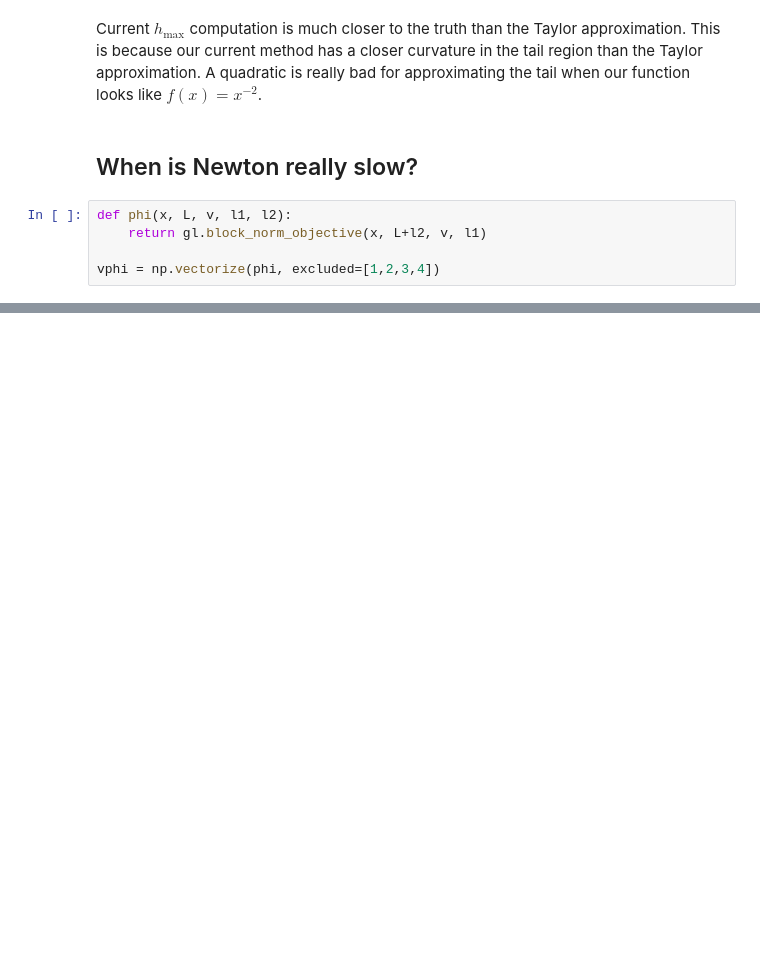
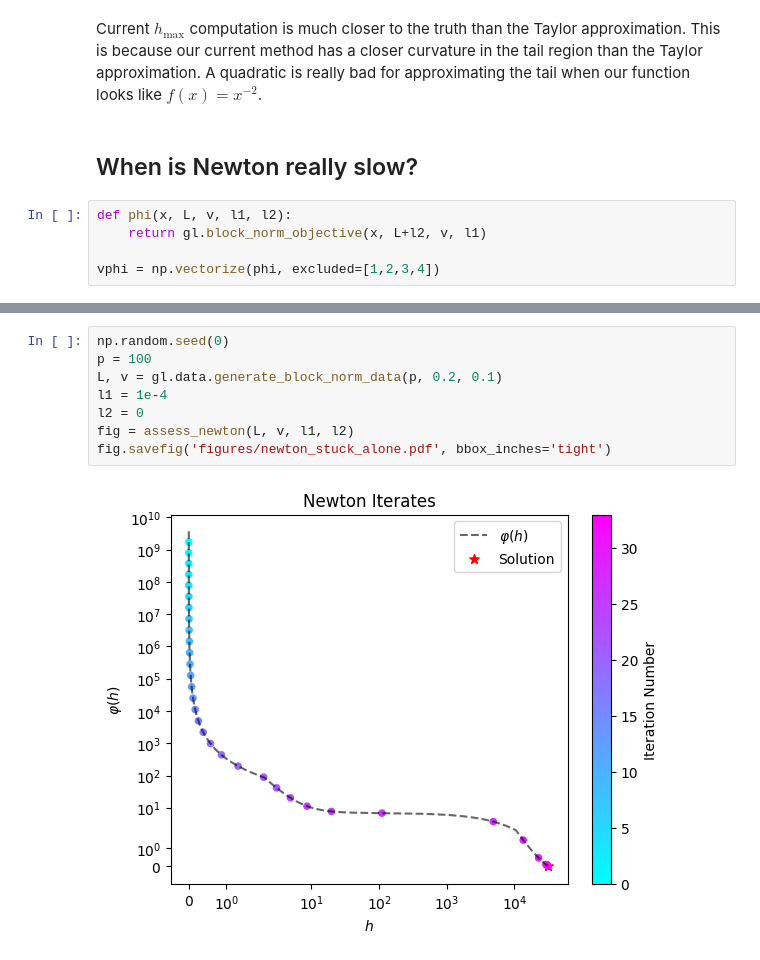
Before and after one commit to JamesYang007/adelie, a Jupyter notebook: research/paper_results/newton_examples.ipynb, the cells around one changed output, grey strips where cells are left out. Drawn from its saved outputs; the diff is of its cells as text; blank space fills up the shorter version.

```diff
--- a/research/paper_results/newton_examples.ipynb
+++ b/research/paper_results/newton_examples.ipynb
@@ -116,3 +174,13 @@ def assess(L, v, l1, l2, tol=1e-8, max_iters=int(1000)):
+# %%
+np.random.seed(0)
+p = 100
+L, v = gl.data.generate_block_norm_data(p, 0.2, 0.1)
+l1 = 1e-4
+l2 = 0
+fig = assess_newton(L, v, l1, l2)
+fig.savefig('figures/newton_stuck_alone.pdf', bbox_inches='tight')
+# %% [output]
+[figure, added]
 # %%
 np.random.seed(0)
 p = 100
```
Also changed, not shown: parts of 5 cells of this notebook, 7 other files.
